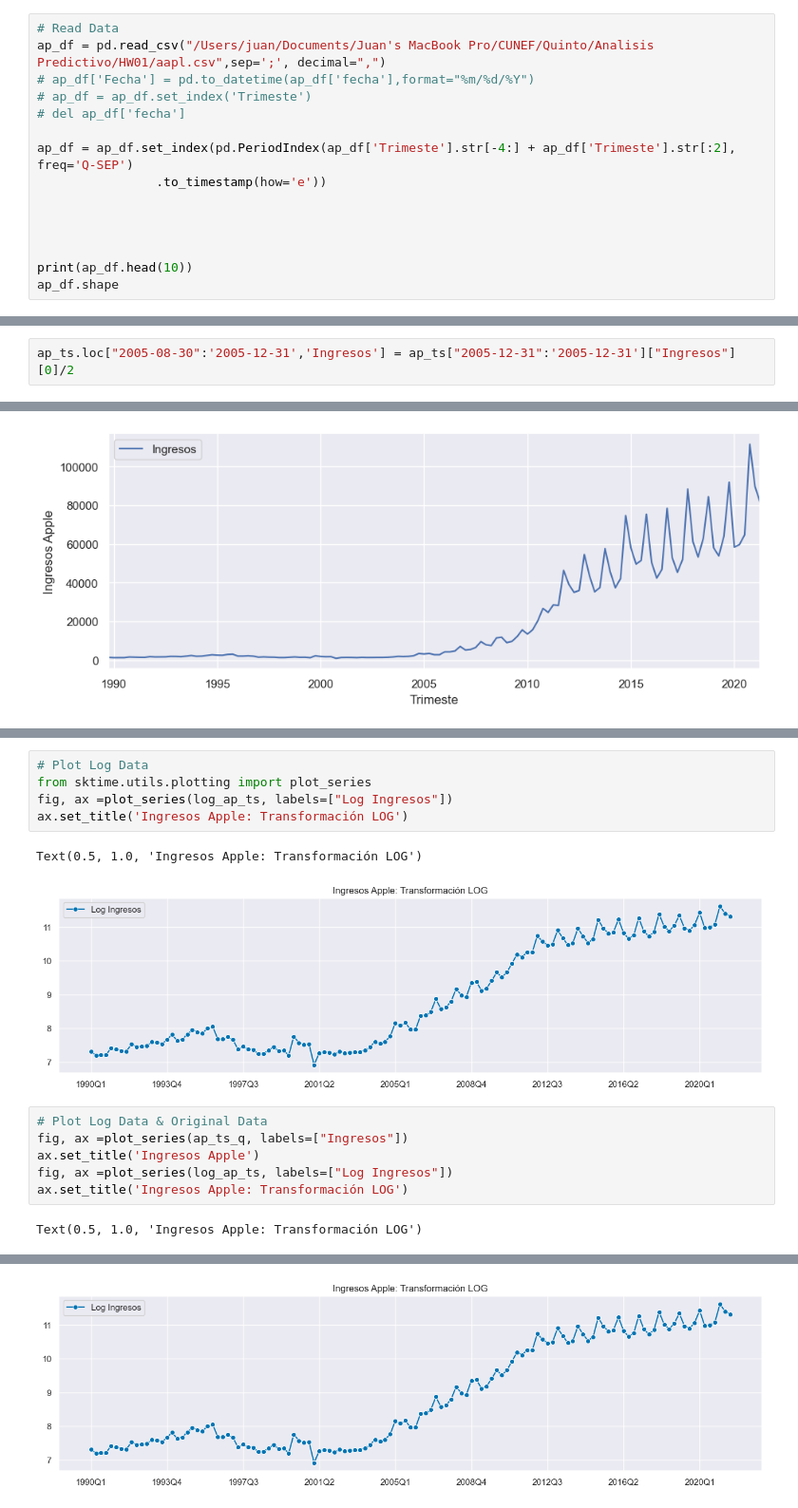
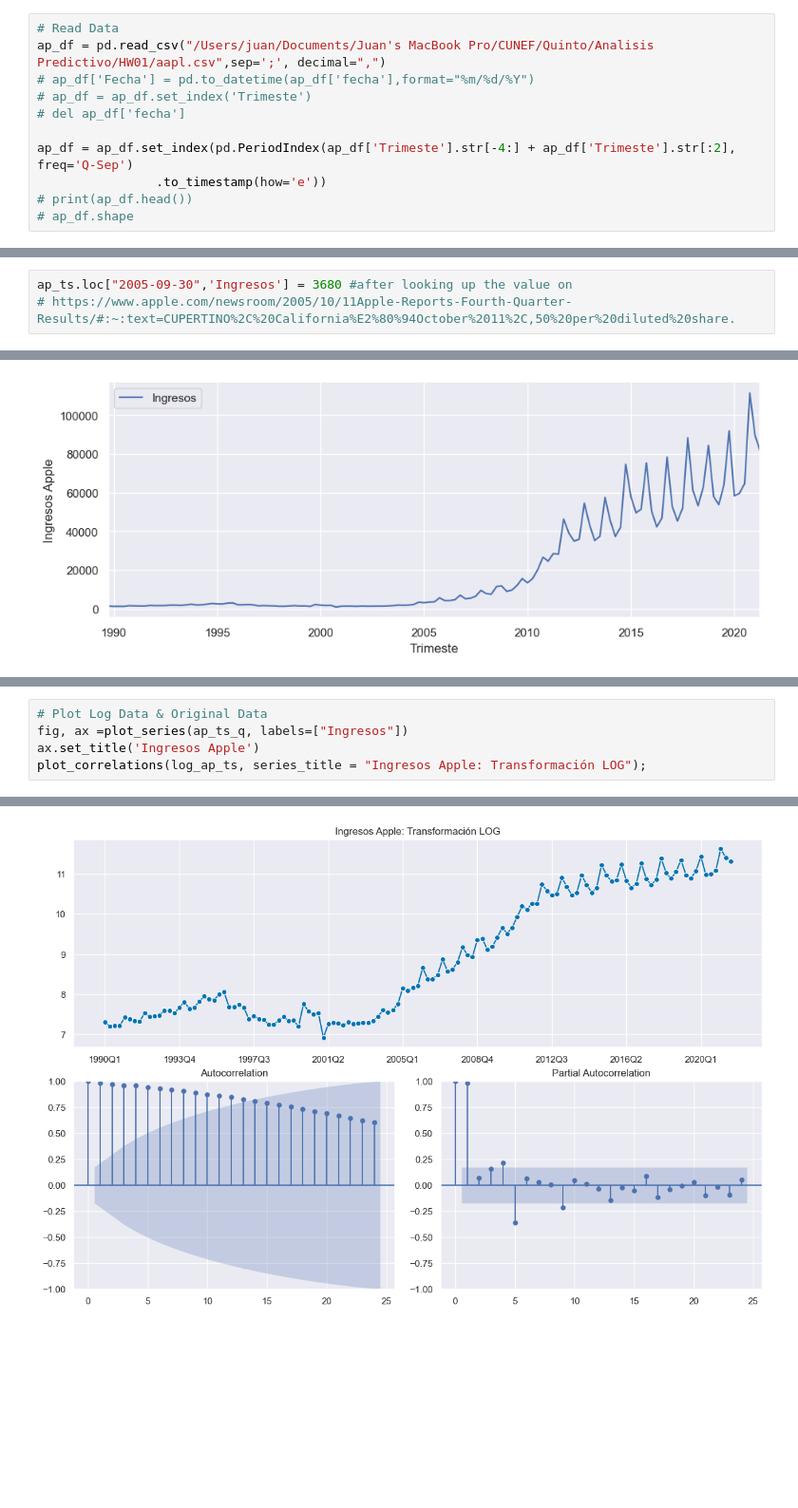
Before and after one commit to juansevillacunef/master_data_science, a Jupyter notebook: Analisis Predictivo/HW01/HW01 - Juan Sevilla Fernandez.ipynb, the cells around one changed output, grey strips where cells are left out. Shown at 95% size. Drawn from its saved outputs; the diff is of its cells as text; blank space fills up the shorter version.

```diff
--- a/Analisis Predictivo/HW01/HW01 - Juan Sevilla Fernandez.ipynb
+++ b/Analisis Predictivo/HW01/HW01 - Juan Sevilla Fernandez.ipynb
@@ -12,11 +15,7 @@ ap_df = pd.read_csv("/Users/juan/Documents/Juan's MacBook Pro/CUNEF/Quinto/Anali
 # ap_df = ap_df.set_index('Trimeste')
 # del ap_df['fecha']
 
-ap_df = ap_df.set_index(pd.PeriodIndex(ap_df['Trimeste'].str[-4:] + ap_df['Trimeste'].str[:2], freq='Q-SEP')
+ap_df = ap_df.set_index(pd.PeriodIndex(ap_df['Trimeste'].str[-4:] + ap_df['Trimeste'].str[:2], freq='Q-Sep')
                 .to_timestamp(how='e'))
-
-
-
-
-print(ap_df.head(10))
-ap_df.shape
+# print(ap_df.head())
+# ap_df.shape
@@ -71,3 +35,4 @@ ap_ts["2005":'2005']
 # %%
-ap_ts.loc["2005-08-30":'2005-12-31','Ingresos'] = ap_ts["2005-12-31":'2005-12-31']["Ingresos"][0]/2
+ap_ts.loc["2005-09-30",'Ingresos'] = 3680 #after looking up the value on
+# https://www.apple.com/newsroom/2005/10/11Apple-Reports-Fourth-Quarter-Results/#:~:text=CUPERTINO%2C%20California%E2%80%94October%2011%2C,50%20per%20diluted%20share.
 # %%
@@ -160,18 +111,8 @@ Freq: Q-SEP, dtype: float64
-# %%
-# Plot Log Data
-from sktime.utils.plotting import plot_series
-fig, ax =plot_series(log_ap_ts, labels=["Log Ingresos"])
-ax.set_title('Ingresos Apple: Transformación LOG')
-# %% [output]
-Text(0.5, 1.0, 'Ingresos Apple: Transformación LOG')
-[figure, removed]
 # %%
 # Plot Log Data & Original Data
 fig, ax =plot_series(ap_ts_q, labels=["Ingresos"])
 ax.set_title('Ingresos Apple')
-fig, ax =plot_series(log_ap_ts, labels=["Log Ingresos"])
-ax.set_title('Ingresos Apple: Transformación LOG')
+plot_correlations(log_ap_ts, series_title = "Ingresos Apple: Transformación LOG");
 # %% [output]
-Text(0.5, 1.0, 'Ingresos Apple: Transformación LOG')
 [figure]
-[figure, old version]
+[figure, new version]
```
Also changed, not shown: parts of 73 cells of this notebook, 3 other files.
